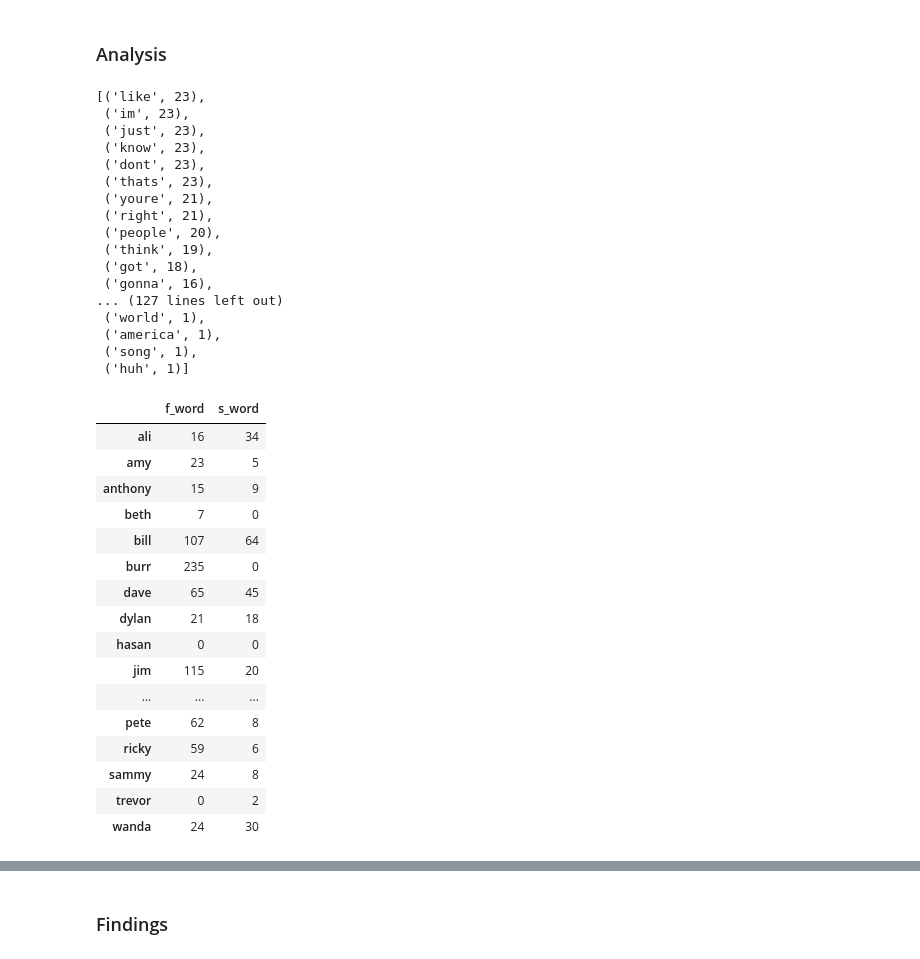
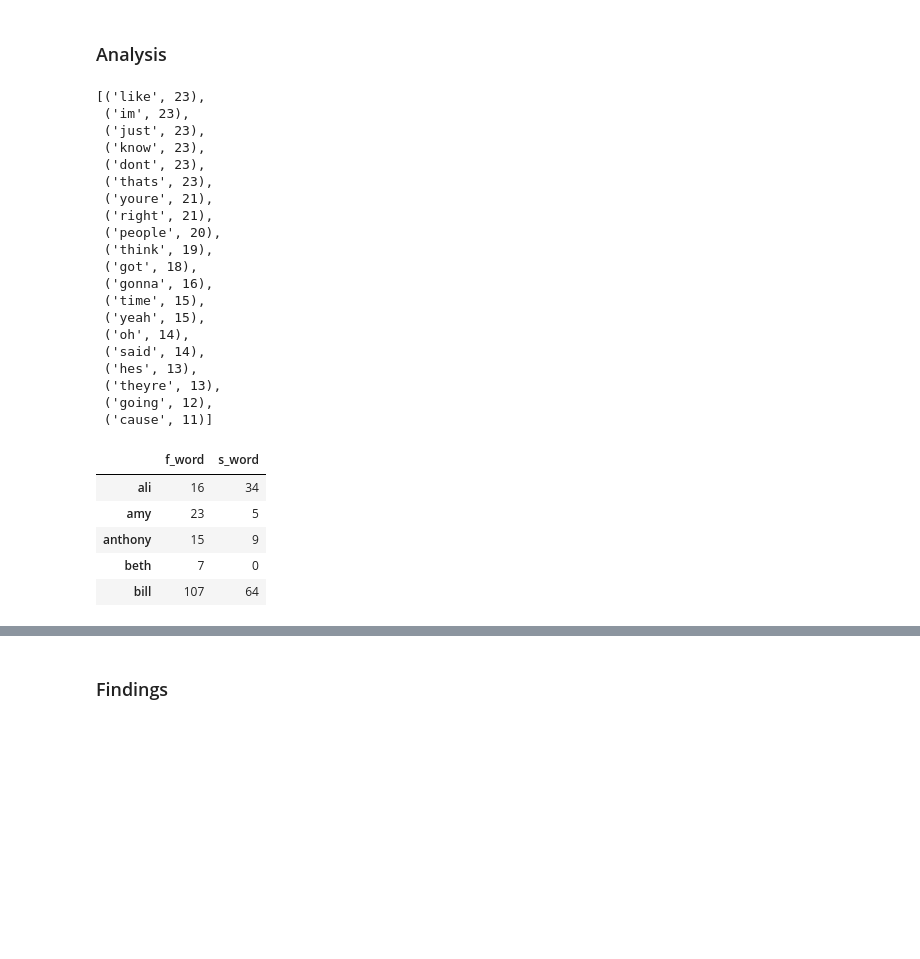
Before and after one commit to IqmanS/NLP-Assignments, a Jupyter notebook: NLP_in_Python_3.ipynb, the cells around one changed output, grey strips where cells are left out. Cells and saved outputs as stored; diff of their text form; code cells hidden in the pictures; blank space fills up the shorter version.

```diff
--- a/NLP_in_Python_3.ipynb
+++ b/NLP_in_Python_3.ipynb
@@ -315,7 +336,7 @@ Ali Wong is somewhere in the middle in both cases. Nothing too interesting here.
 ### Analysis
 # %%
 # Earlier I said we'd revisit profanity. Let's take a look at the most common words again.
-Counter(words).most_common()
+Counter(words).most_common()[:20]
 # %% [output]
 [('like', 23),
  ('im', 23),
@@ -329,34 +350,26 @@ Counter(words).most_common()
  ('think', 19),
  ('got', 18),
  ('gonna', 16),
-... (127 lines left out)
- ('world', 1),
- ('america', 1),
- ('song', 1),
- ('huh', 1)]
+ ('time', 15),
+ ('yeah', 15),
+ ('oh', 14),
+ ('said', 14),
+ ('hes', 13),
+ ('theyre', 13),
+ ('going', 12),
+ ('cause', 11)]
 # %%
 # Let's isolate just these bad words
 data_bad_words = data.transpose()[['fucking', 'fuck', 'fck', 'fcking', 'shit']]
 data_profanity = pd.concat([data_bad_words.fucking + data_bad_words.fuck + data_bad_words.fcking + data_bad_words.fck, data_bad_words.shit], axis=1)
 data_profanity.columns = ['f_word', 's_word']
-data_profanity
+data_profanity.head()
 # %% [output]
 |  | f_word | s_word |
 | ali | 16 | 34 |
 | amy | 23 | 5 |
 | anthony | 15 | 9 |
 | beth | 7 | 0 |
 | bill | 107 | 64 |
-| burr | 235 | 0 |
-| dave | 65 | 45 |
-| dylan | 21 | 18 |
-| hasan | 0 | 0 |
-| jim | 115 | 20 |
-| ... | ... | ... |
-| pete | 62 | 8 |
-| ricky | 59 | 6 |
-| sammy | 24 | 8 |
-| trevor | 0 | 2 |
-| wanda | 24 | 30 |
 # %%
 # Let's create a scatter plot of our findings
```
Also changed, not shown: parts of 7 cells of this notebook.
